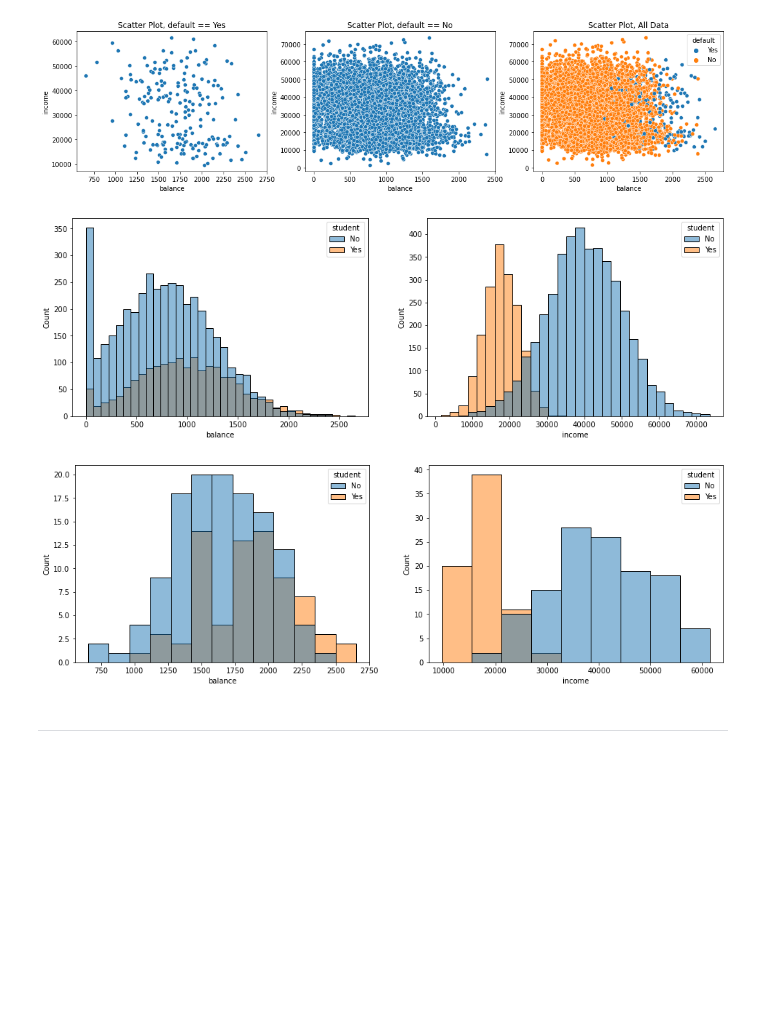
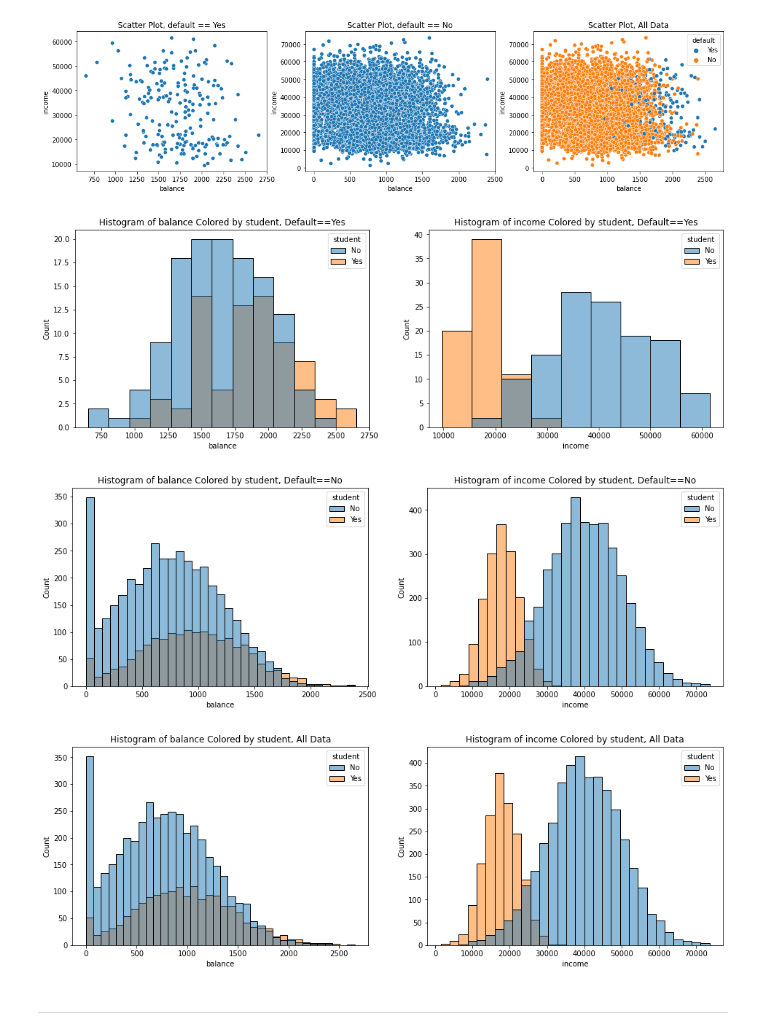
Before and after one commit to beginnerSC/mscf_hw_spring, a Jupyter notebook: ML II/2/Homework #2.ipynb, the cells around one changed output. Cells and saved outputs as stored; diff of their text form; code cells hidden in the pictures; blank space fills up the shorter version.

```diff
--- a/ML II/2/Homework #2.ipynb
+++ b/ML II/2/Homework #2.ipynb
@@ -207,20 +203,31 @@ ax3.set(title='Scatter Plot, All Data')
 plt.show()
 # %% [output]
 [figure]
-# %%
-fig, (ax1, ax2) = plt.subplots(1, 2, figsize=(16, 5))
-sns.histplot(x='balance', data=X_train, hue='student', ax=ax1)
-sns.histplot(x='income', data=X_train, hue='student', ax=ax2)
-plt.show()
-# %% [output]
-[figure, removed]
-# %%
-fig, (ax1, ax2) = plt.subplots(1, 2, figsize=(16, 5))
-sns.histplot(x='balance', data=X_train[y_train=='Yes'], hue='student', ax=ax1)
-sns.histplot(x='income', data=X_train[y_train=='Yes'], hue='student', ax=ax2)
-plt.show()
-# %% [output]
-[figure, removed]
+# %%
+fig, (ax1, ax2) = plt.subplots(1, 2, figsize=(16, 5))
+sns.histplot(x='balance', data=X_train[y_train=='Yes'], hue='student', ax=ax1)
+sns.histplot(x='income', data=X_train[y_train=='Yes'], hue='student', ax=ax2)
+ax1.set(title='Histogram of balance Colored by student, Default==Yes')
+ax2.set(title='Histogram of income Colored by student, Default==Yes')
+plt.show()
+
+fig, (ax1, ax2) = plt.subplots(1, 2, figsize=(16, 5))
+sns.histplot(x='balance', data=X_train[y_train=='No'], hue='student', ax=ax1)
+sns.histplot(x='income', data=X_train[y_train=='No'], hue='student', ax=ax2)
+ax1.set(title='Histogram of balance Colored by student, Default==No')
+ax2.set(title='Histogram of income Colored by student, Default==No')
+plt.show()
+
+fig, (ax1, ax2) = plt.subplots(1, 2, figsize=(16, 5))
+sns.histplot(x='balance', data=X_train, hue='student', ax=ax1)
+sns.histplot(x='income', data=X_train, hue='student', ax=ax2)
+ax1.set(title='Histogram of balance Colored by student, All Data')
+ax2.set(title='Histogram of income Colored by student, All Data')
+plt.show()
+# %% [output]
+[figure, added]
+[figure, added]
+[figure, added]
 # %% [markdown]
 ---
 # %%
```
Also changed, not shown: parts of 1 cell of this notebook.
